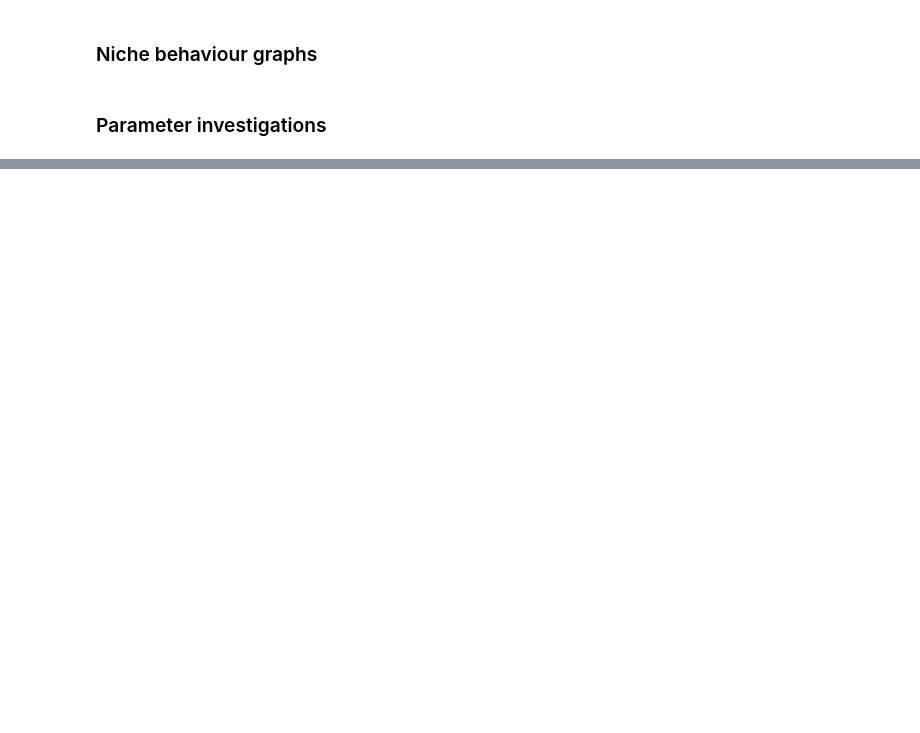
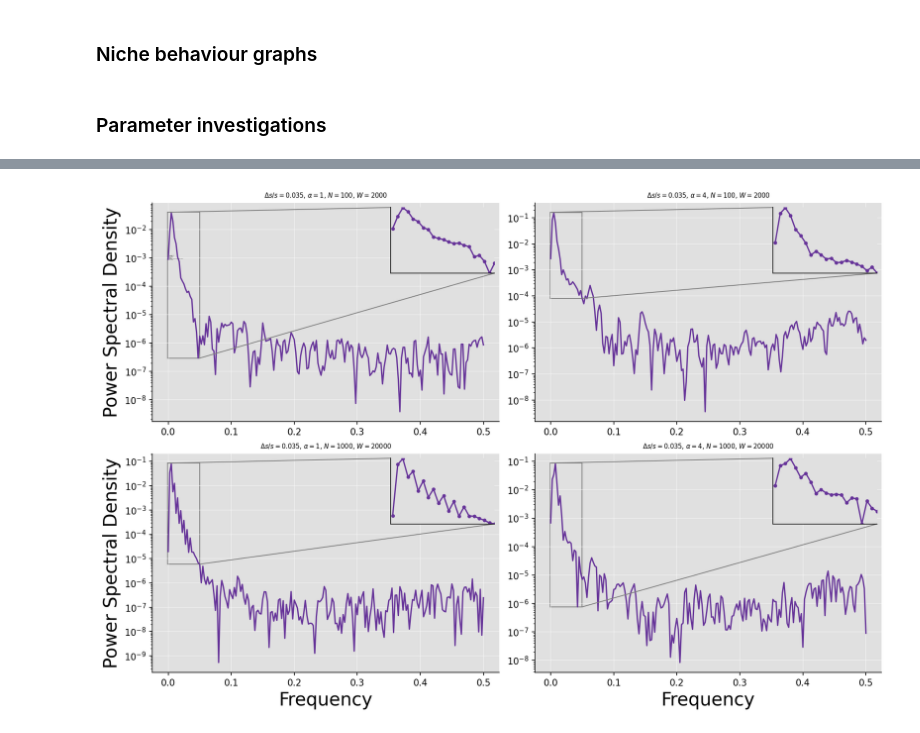
Before and after one commit to 2BeAsh/masters_project, a Jupyter notebook: code/models/common/run_plotting.ipynb, the cells around one changed output, grey strips where cells are left out. Saved outputs shown, nothing was run; the diff lists cells and outputs as text; code cells hidden in the pictures; blank space fills up the shorter version.

```diff
--- a/code/models/common/run_plotting.ipynb
+++ b/code/models/common/run_plotting.ipynb
@@ -394,2 +148,6 @@ plotter.plot_var_frequency(group_name_ds_arr, var_name="ds", data_name="salary",
+# %%
+plotter.plot_ds_power_spectrum(KDE_div_gname_list)
+# %% [output]
+[figure, added]
 # %%
 # -- Exponent investigation (alpha) --
```
Also changed, not shown: parts of 28 cells of this notebook.
